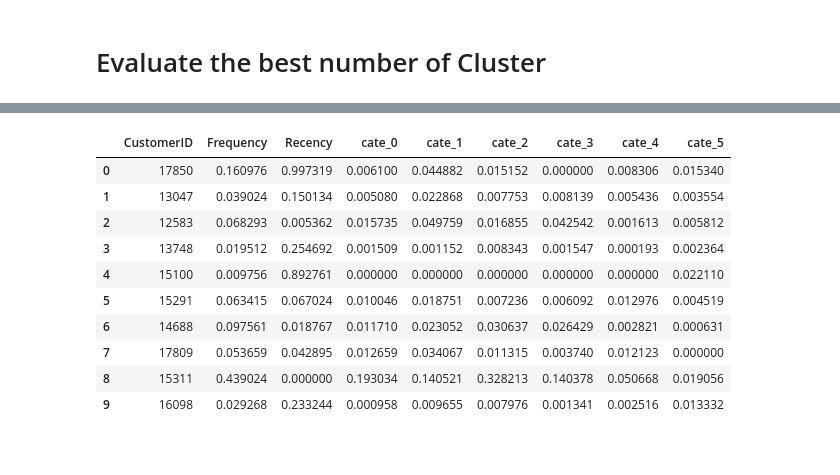
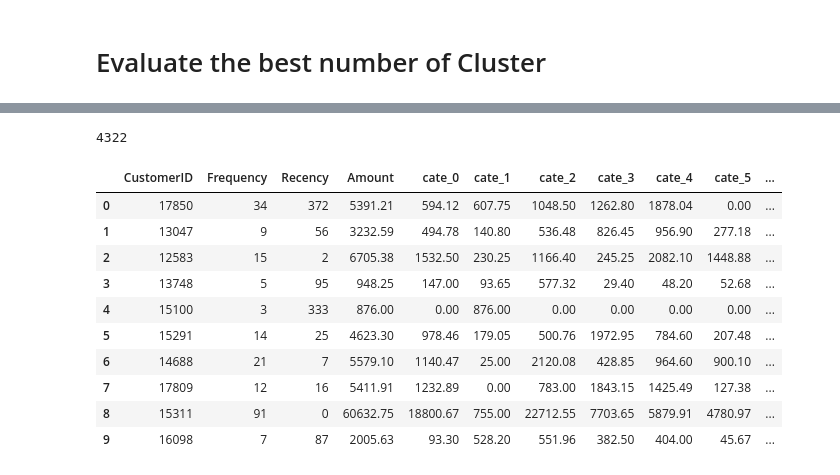
Before and after one commit to fay067/CSC522_P08_Project, a Jupyter notebook: tf-idf_prod_clustering.ipynb, the cells around one changed output, grey strips where cells are left out. Saved outputs shown, nothing was run; the diff lists cells and outputs as text; code cells hidden in the pictures.

```diff
--- a/tf-idf_prod_clustering.ipynb
+++ b/tf-idf_prod_clustering.ipynb
@@ -106,5 +106,5 @@ for i in range(len(prod_cluster)):
 # %%
-df = write_back(df,clusters)
+df = tf_idf_write_back(df,clusters)
 # %%
 tf_idf_rfm = rfm(df,1)
 tf_idf_rfm.head(10)
@@ -123,2 +123,3 @@ tf_idf_rfm.head(10)
-# %%
-tf_idf_rfm = tf_idf_rfm.drop(['Amount'], axis=1)
+# %%
+matrix = rfm_matrix(tf_idf_rfm)
+sse, sscore, test_range = kmeans(matrix)
@@ -125,15 +151,20 @@ tf_idf_rfm = tf_idf_rfm.drop(['Amount'], axis=1)
+# %%
+clusters = kmeans(matrix = matrix, cluster_num = 5, score = sscore[5] )
+len(clusters)
+# %% [output]
+4322
 # %%
-tf_idf_rfm.iloc[:,1:] = norm(tf_idf_rfm.iloc[:,1:])
+tf_idf_rfm = rfm_write_back(tf_idf_rfm,clusters)
 tf_idf_rfm.head(10)
 # %% [output]
-|  | CustomerID | Frequency | Recency | cate_0 | cate_1 | cate_2 | cate_3 | cate_4 | cate_5 |
-| 0 | 17850 | 0.160976 | 0.997319 | 0.006100 | 0.044882 | 0.015152 | 0.000000 | 0.008306 | 0.015340 |
-| 1 | 13047 | 0.039024 | 0.150134 | 0.005080 | 0.022868 | 0.007753 | 0.008139 | 0.005436 | 0.003554 |
-| 2 | 12583 | 0.068293 | 0.005362 | 0.015735 | 0.049759 | 0.016855 | 0.042542 | 0.001613 | 0.005812 |
-| 3 | 13748 | 0.019512 | 0.254692 | 0.001509 | 0.001152 | 0.008343 | 0.001547 | 0.000193 | 0.002364 |
-| 4 | 15100 | 0.009756 | 0.892761 | 0.000000 | 0.000000 | 0.000000 | 0.000000 | 0.000000 | 0.022110 |
-| 5 | 15291 | 0.063415 | 0.067024 | 0.010046 | 0.018751 | 0.007236 | 0.006092 | 0.012976 | 0.004519 |
-| 6 | 14688 | 0.097561 | 0.018767 | 0.011710 | 0.023052 | 0.030637 | 0.026429 | 0.002821 | 0.000631 |
-| 7 | 17809 | 0.053659 | 0.042895 | 0.012659 | 0.034067 | 0.011315 | 0.003740 | 0.012123 | 0.000000 |
-| 8 | 15311 | 0.439024 | 0.000000 | 0.193034 | 0.140521 | 0.328213 | 0.140378 | 0.050668 | 0.019056 |
-| 9 | 16098 | 0.029268 | 0.233244 | 0.000958 | 0.009655 | 0.007976 | 0.001341 | 0.002516 | 0.013332 |
+|  | CustomerID | Frequency | Recency | Amount | cate_0 | cate_1 | cate_2 | cate_3 | cate_4 | cate_5 | ... |
+| 0 | 17850 | 34 | 372 | 5391.21 | 594.12 | 607.75 | 1048.50 | 1262.80 | 1878.04 | 0.00 | ... |
+| 1 | 13047 | 9 | 56 | 3232.59 | 494.78 | 140.80 | 536.48 | 826.45 | 956.90 | 277.18 | ... |
+| 2 | 12583 | 15 | 2 | 6705.38 | 1532.50 | 230.25 | 1166.40 | 245.25 | 2082.10 | 1448.88 | ... |
+| 3 | 13748 | 5 | 95 | 948.25 | 147.00 | 93.65 | 577.32 | 29.40 | 48.20 | 52.68 | ... |
+| 4 | 15100 | 3 | 333 | 876.00 | 0.00 | 876.00 | 0.00 | 0.00 | 0.00 | 0.00 | ... |
+| 5 | 15291 | 14 | 25 | 4623.30 | 978.46 | 179.05 | 500.76 | 1972.95 | 784.60 | 207.48 | ... |
+| 6 | 14688 | 21 | 7 | 5579.10 | 1140.47 | 25.00 | 2120.08 | 428.85 | 964.60 | 900.10 | ... |
+| 7 | 17809 | 12 | 16 | 5411.91 | 1232.89 | 0.00 | 783.00 | 1843.15 | 1425.49 | 127.38 | ... |
+| 8 | 15311 | 91 | 0 | 60632.75 | 18800.67 | 755.00 | 22712.55 | 7703.65 | 5879.91 | 4780.97 | ... |
+| 9 | 16098 | 7 | 87 | 2005.63 | 93.30 | 528.20 | 551.96 | 382.50 | 404.00 | 45.67 | ... |
```
Also changed, not shown: parts of 8 cells of this notebook, 3 other files.
